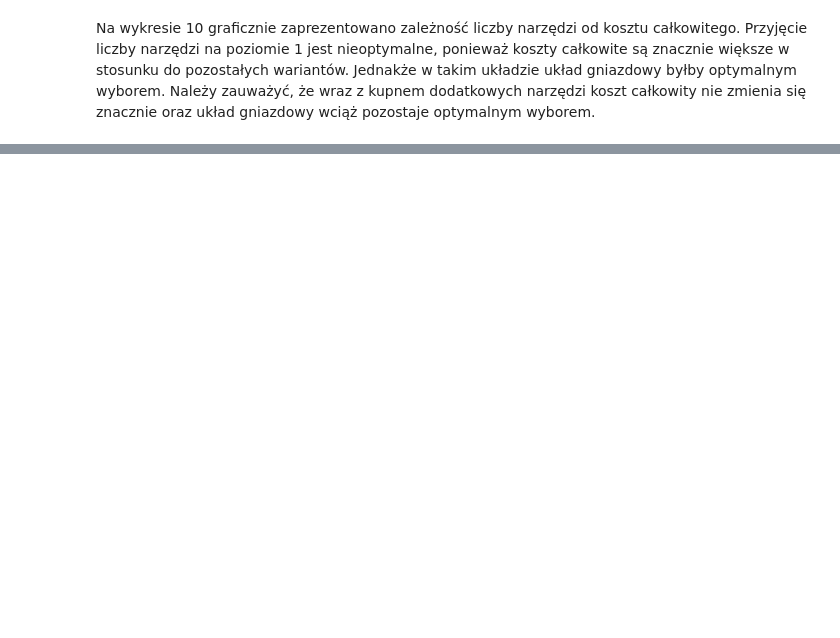
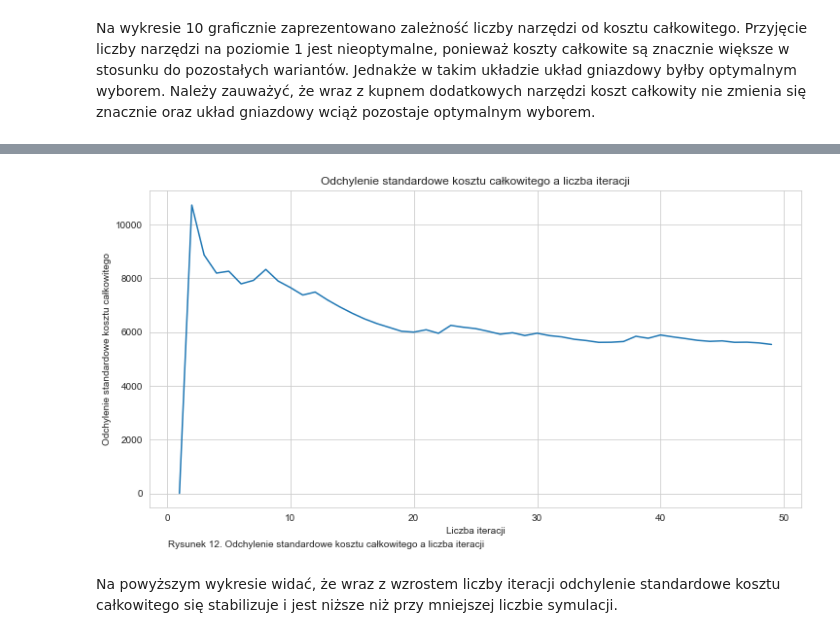
Before and after one commit to fmordarski/Gwintex, a Jupyter notebook: Raport_GWINTEX.ipynb, the cells around one changed output, grey strips where cells are left out. Drawn from its saved outputs; the diff is of its cells as text; code cells hidden in the pictures; blank space fills up the shorter version.

```diff
--- a/Raport_GWINTEX.ipynb
+++ b/Raport_GWINTEX.ipynb
@@ -758,0 +682,22 @@ Na wykresie 10 graficznie zaprezentowano zależność liczby narzędzi od kosztu
+# %%
+iterations = range(1, 50)
+odchylenia = []
+for i in iterations:
+    odchylenia.append(run_model_3(i, horizon, avg_working_time, avg_repair_time, n, m, 'L', c, cost_inst, m_cost)[2])
+# %%
+iterations = []
+for i in range(1, 50):
+    iterations.append(i)
+
+plt.figure(figsize=(12,6))
+plt.plot(iterations, odchylenia)
+plt.ylabel("Odchylenie standardowe kosztu całkowitego")
+plt.xlabel("Liczba iteracji")
+plt.title("Odchylenie standardowe kosztu całkowitego a liczba iteracji")
+plt.text(0.1, -2000, "Rysunek 12. Odchylenie standardowe kosztu całkowitego a liczba iteracji", ha='left')
+
+plt.show()
+# %% [output]
+[figure, added]
+# %% [markdown]
+Na powyższym wykresie widać, że wraz z wzrostem liczby iteracji odchylenie standardowe kosztu całkowitego się stabilizuje i jest niższe niż przy mniejszej liczbie symulacji.
```
Also changed, not shown: parts of 30 cells of this notebook, 1 other file.
